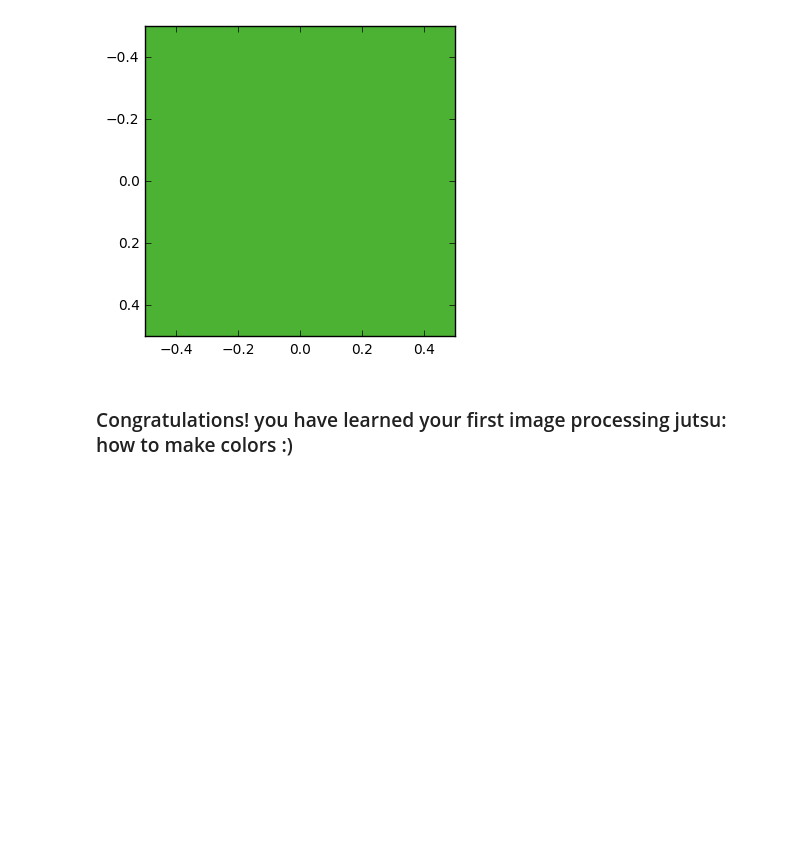
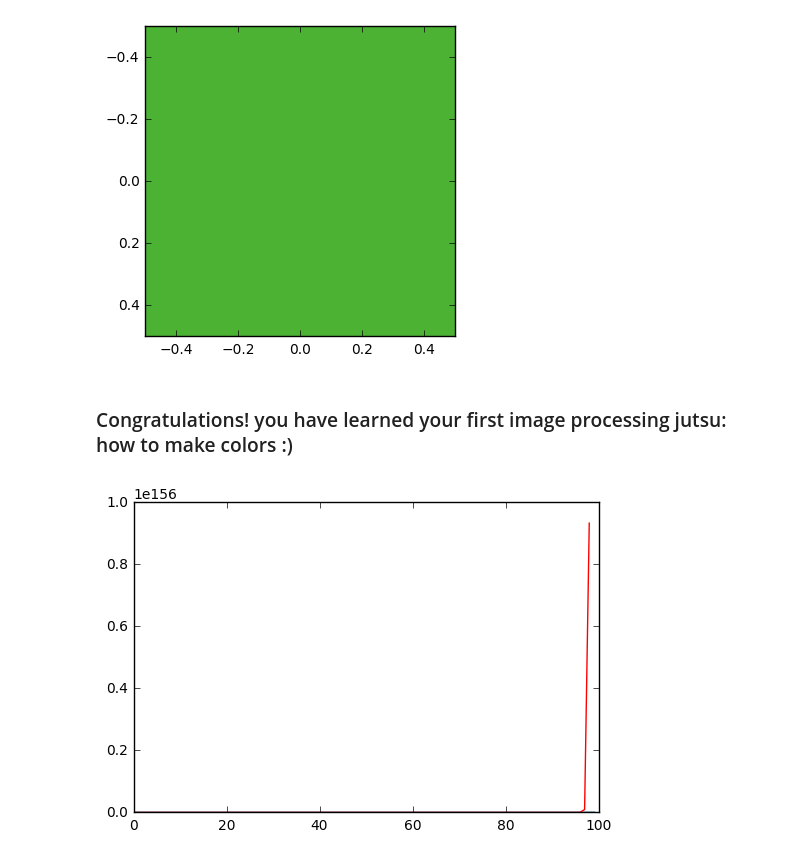
Before and after one commit to dmateusp/CODERDOJO, a Jupyter notebook: solutions/CoderDojo - Solution - Image Processing - Color jutsu.ipynb, the cells around one changed output. Cells and saved outputs as stored; diff of their text form; code cells hidden in the pictures; blank space fills up the shorter version.

```diff
--- a/CoderDojo - Solution - Image Processing - Color jutsu.ipynb
+++ b/solutions/CoderDojo - Solution - Image Processing - Color jutsu.ipynb
@@ -113,3 +113,20 @@ plt.show()
 [figure]
 # %% [markdown]
 ### Congratulations! you have learned your first image processing jutsu: how to make colors :)
+# %%
+def factorial(x):
+    if(x == 1):
+        return(1)
+    else:
+        return(x * factorial(x-1))
+
+x = [i for i in range(0,100, 1)]
+x_square = [i**2 for i in x]
+x_factorial = [factorial(n) for n in x[1:]]
+
+plt.plot(x)
+plt.plot(x_square)
+plt.plot(x_factorial)
+plt.show()
+# %% [output]
+[figure, added]
```
Also changed, not shown: parts of 1 cell of this notebook, 1 other file.
